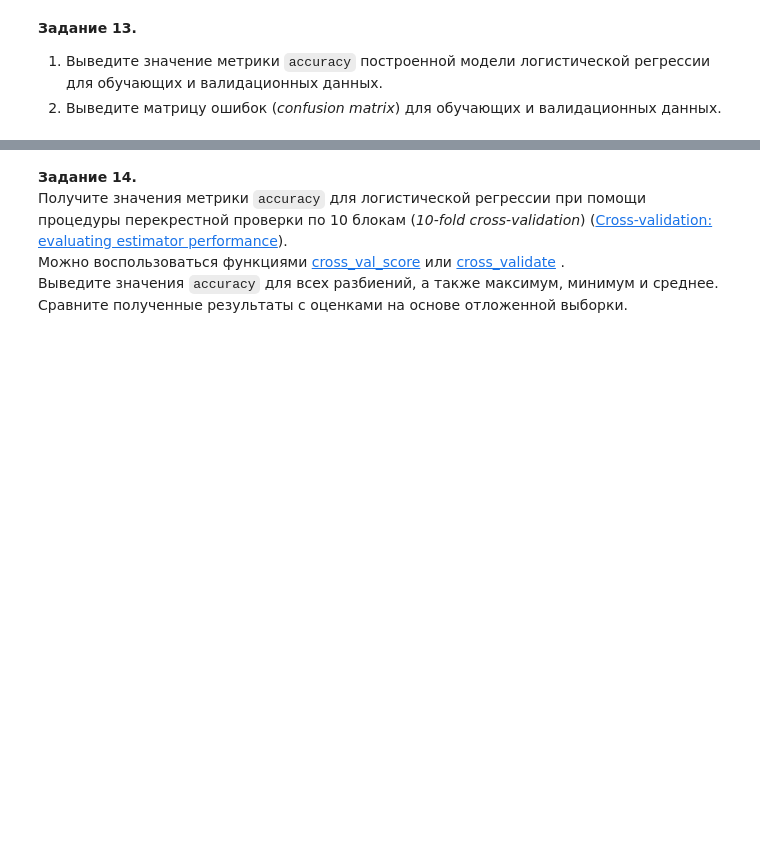
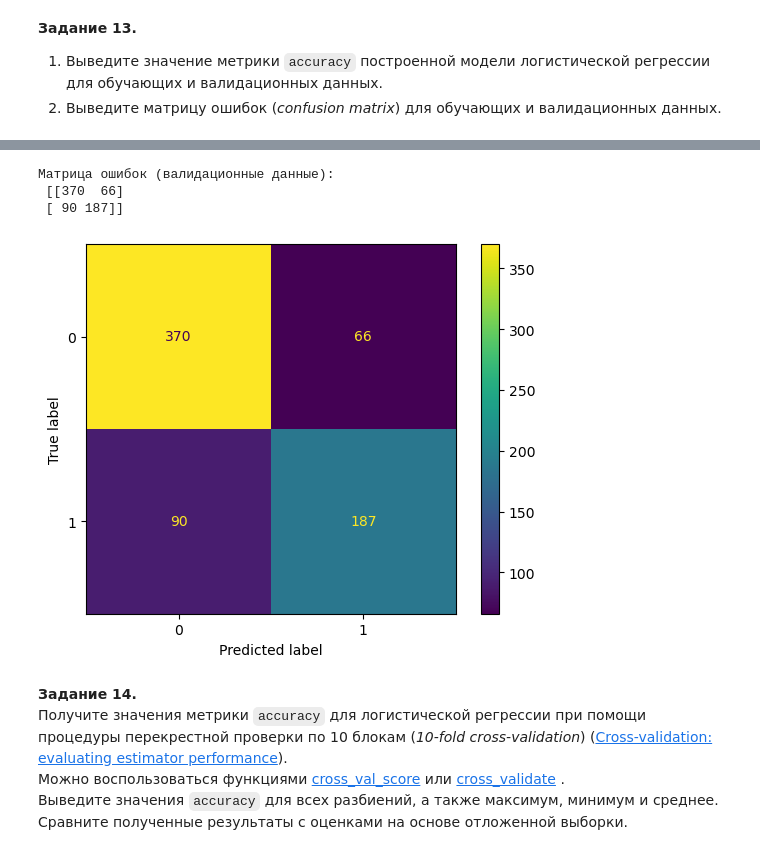
Before and after one commit to giezz/ml-module-2, a Jupyter notebook: lab7/ml_lab7.ipynb, the cells around one changed output, grey strips where cells are left out. Saved outputs shown, nothing was run; the diff lists cells and outputs as text; code cells hidden in the pictures; blank space fills up the shorter version.

```diff
--- a/lab7/ml_lab7.ipynb
+++ b/lab7/ml_lab7.ipynb
@@ -312,3 +478,12 @@ __Задание 13.__
+# %%
+cm_valid = confusion_matrix(y_valid, y_valid_pred)
+ConfusionMatrixDisplay(cm_valid).plot()
+print("Матрица ошибок (валидационные данные):\n", cm_valid)
+# %% [output]
+Матрица ошибок (валидационные данные):
+ [[370  66]
+ [ 90 187]]
+[figure, added]
 # %% [markdown]
 __Задание 14.__
 Получите значения метрики `accuracy` для логистической регрессии при помощи процедуры перекрестной проверки по 10 блокам (*10-fold cross-validation*) ([Cross-validation: evaluating estimator performance](https://scikit-learn.org/stable/modules/cross_validation.html)).
```
Also changed, not shown: parts of 26 cells of this notebook, 2 other files.
